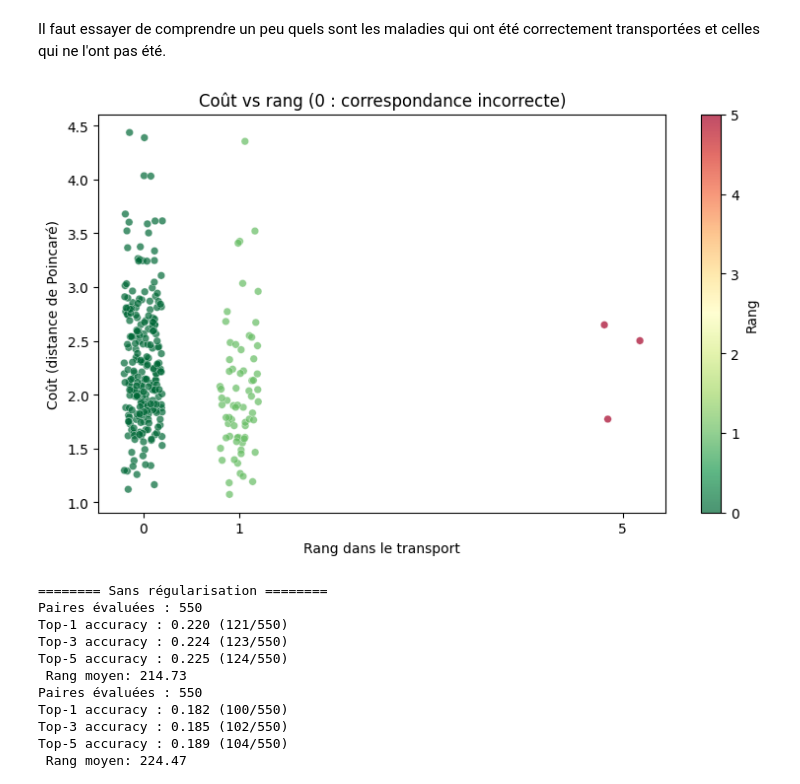
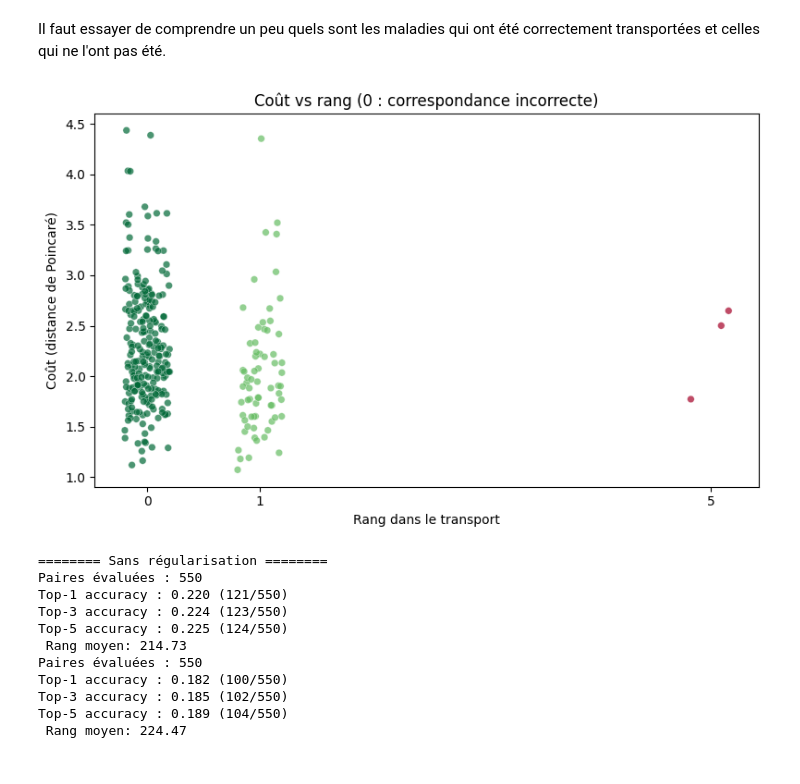
Before and after one commit to averniere/OT_simulation_maladies, a Jupyter notebook: Embeddings/test.ipynb, the cells around one changed output. Saved outputs shown, nothing was run; the diff lists cells and outputs as text; code cells hidden in the pictures.

```diff
--- a/Embeddings/test.ipynb
+++ b/Embeddings/test.ipynb
@@ -1277,29 +1356,28 @@ Il faut essayer de comprendre un peu quels sont les maladies qui ont été corre
 # %%
 ranks  = np.array([v[0] for v in pairs.values()])
 costs  = np.array([v[1] for v in pairs.values()])
 
 fig, ax = plt.subplots(figsize=(8, 5))
 
 scatter = ax.scatter(
     x=ranks + np.random.uniform(-0.2, 0.2, size=len(ranks)),  # jitter pour lisibilité
     y=costs,
     c=ranks,
     cmap='RdYlGn_r',
     s=30,
     alpha=0.7,
     edgecolors='white',
     linewidths=0.3
 )
 
-plt.colorbar(scatter, ax=ax, label='Rang')
 ax.set_xlabel('Rang dans le transport')
 ax.set_ylabel('Coût (distance de Poincaré)')
 ax.set_title('Coût vs rang (0 : correspondance incorrecte)')
 ax.set_xticks(sorted(set(ranks)))
 plt.tight_layout()
 plt.show()
 # %% [output]
-[figure, old version]
+[figure, new version]
 # %%
 # Avec df_omim et df_orpha issus directement de df_hpoa
 omim_to_idx = {v: i for i, v in enumerate(df_omim['database_id'].values)}
```
Also changed, not shown: parts of 19 cells of this notebook, 1 other file.
